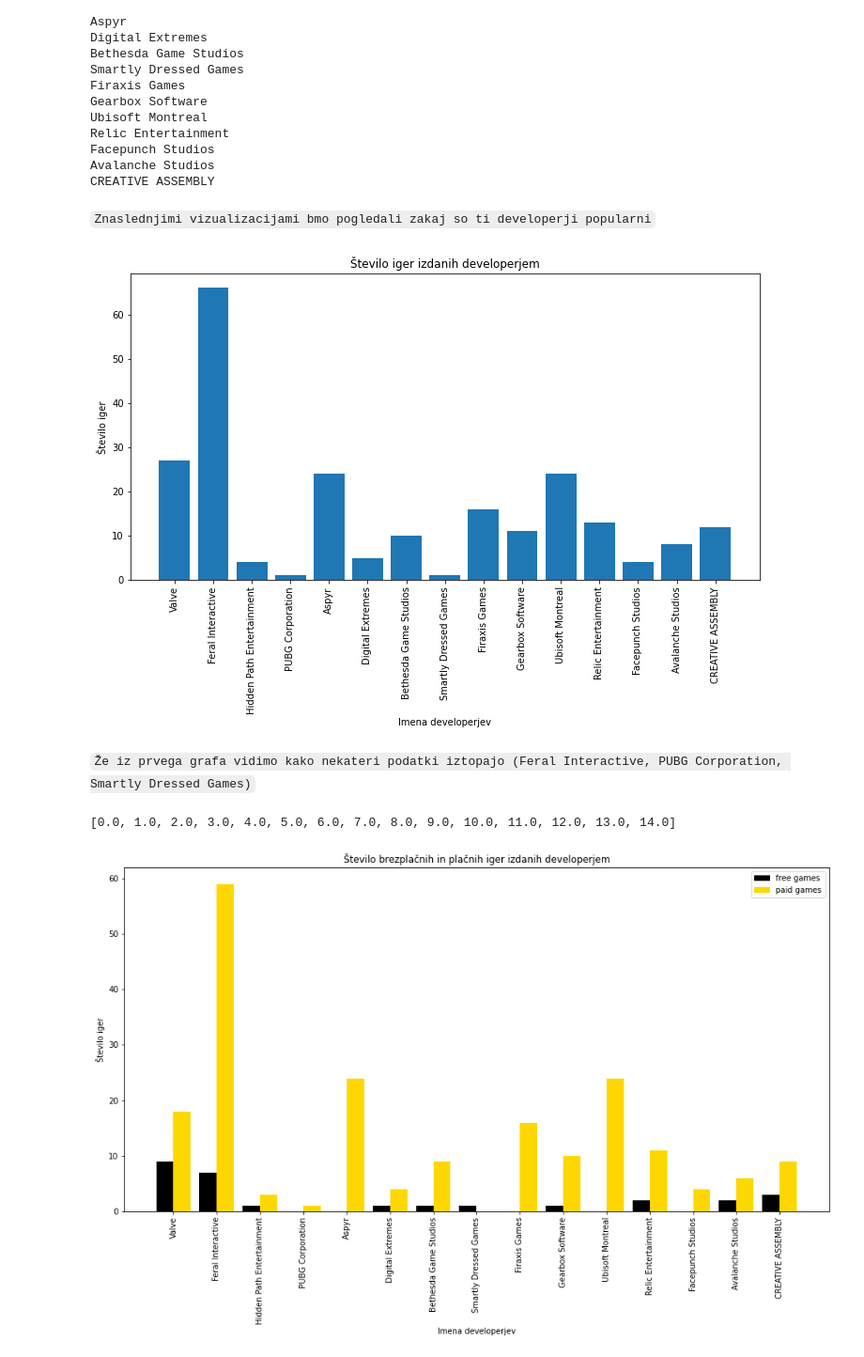
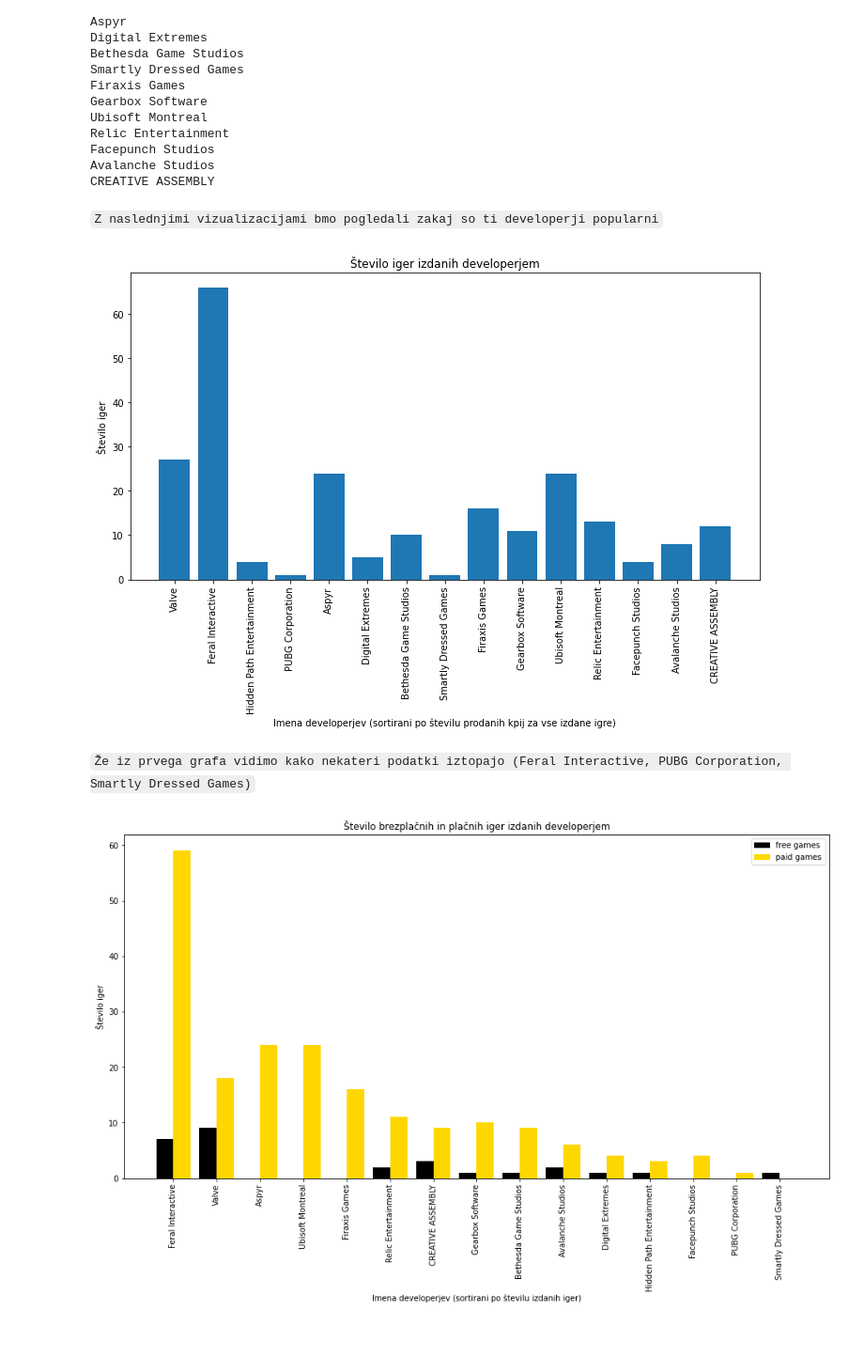
Before and after one commit to matejgrzinic/PR20MGDPMZML, a Jupyter notebook: popovic.ipynb, the cells around one changed output. Shown at 94% size. Drawn from its saved outputs; the diff is of its cells as text; code cells hidden in the pictures.

```diff
--- a/popovic.ipynb
+++ b/popovic.ipynb
@@ -88,7 +88,7 @@ Facepunch Studios
 Avalanche Studios
 CREATIVE ASSEMBLY
 # %% [markdown]
-`Znaslednjimi vizualizacijami bmo pogledali zakaj so ti developerji popularni`
+`Z naslednjimi vizualizacijami bmo pogledali zakaj so ti developerji popularni`
 # %%
 games = []
 for v in devels.values():
@@ -97,33 +97,30 @@ for v in devels.values():
 plt.figure(figsize=(12,6))
 plt.bar(devels.keys(),games)
 plt.xticks(range(len(devels.keys())), devels.keys(), rotation=90)
-plt.xlabel("Imena developerjev")
+plt.xlabel("Imena developerjev (sortirani po številu prodanih kopij za vse izdane igre)")
 plt.ylabel("Število iger")
 plt.title("Število iger izdanih developerjem")
 plt.show()
 # %% [output]
-[figure, old version]
+[figure, new version]
 # %% [markdown]
 `Že iz prvega grafa vidimo kako nekateri podatki iztopajo (Feral Interactive, PUBG Corporation, Smartly Dressed Games)`
 # %%
+develsByNumGames = dict(sorted(devels.items(), key=lambda k: k[1][1], reverse=True))
 free = []
 paid = []
-for v in devels.values():
+for v in develsByNumGames.values():
     free.append(v[3])
     paid.append(v[4])
-
-print(list(float(i) for i in range(len(devels.keys()))))
-# %% [output]
-[0.0, 1.0, 2.0, 3.0, 4.0, 5.0, 6.0, 7.0, 8.0, 9.0, 10.0, 11.0, 12.0, 13.0, 14.0]
 # %%
 plt.figure(figsize=(16,8))
-plt.bar(np.arange(len(devels.keys()))-0.2, free, width=0.4, color="black", align="center", label="free games")
-plt.bar(np.arange(len(devels.keys()))+0.2, paid, width=0.4, color="gold", align="center", label="paid games")
-plt.xticks(range(len(devels.keys())), devels.keys(), rotation=90)
+plt.bar(np.arange(len(develsByNumGames.keys()))-0.2, free, width=0.4, color="black", align="center", label="free games")
+plt.bar(np.arange(len(develsByNumGames.keys()))+0.2, paid, width=0.4, color="gold", align="center", label="paid games")
+plt.xticks(range(len(develsByNumGames.keys())), develsByNumGames.keys(), rotation=90)
 plt.legend()
-plt.xlabel("Imena developerjev")
+plt.xlabel("Imena developerjev (sortirani po številu izdanih iger)")
 plt.ylabel("Število iger")
 plt.title("Število brezplačnih in plačnih iger izdanih developerjem")
 plt.show()
 # %% [output]
-[figure, old version]
+[figure, new version]
```
Also changed, not shown: parts of 2 cells of this notebook.
